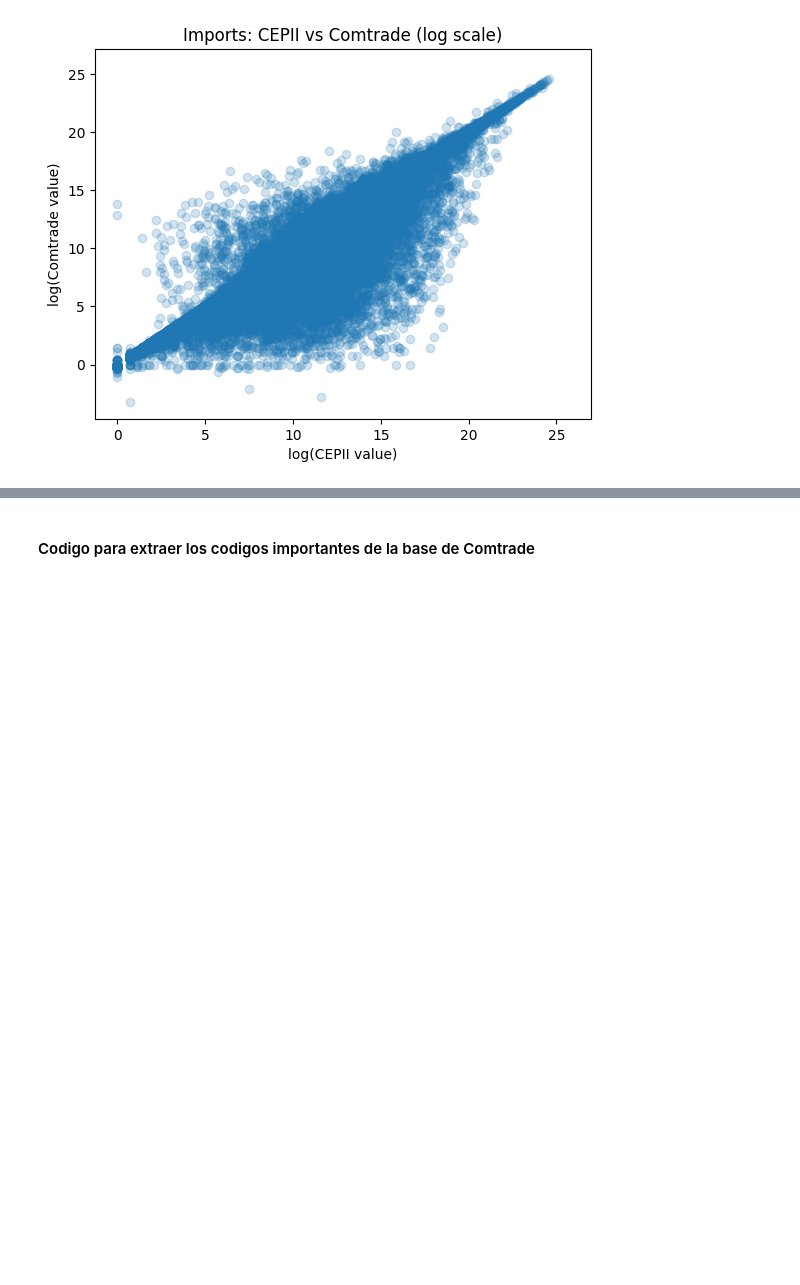
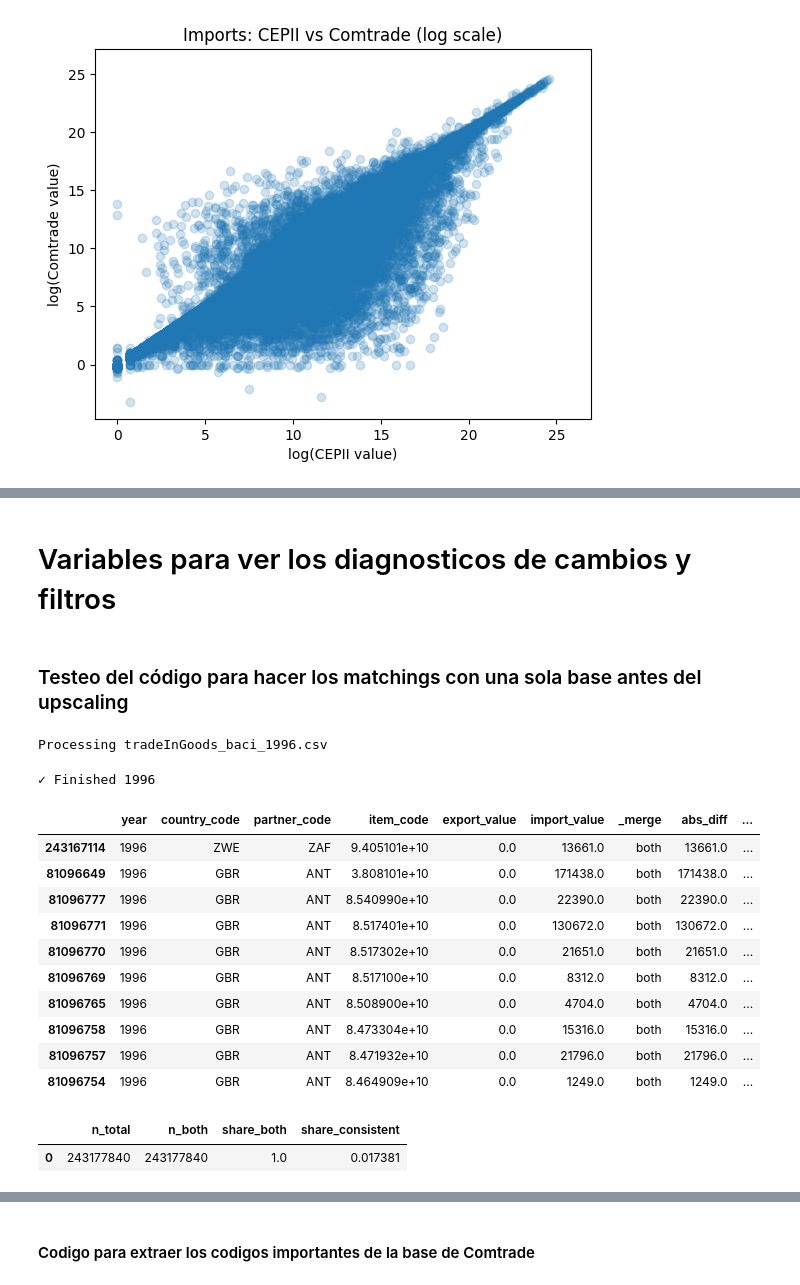
Before and after one commit to DavidAFG/Trade_Bid, a Jupyter notebook: two_digit_comp.ipynb, the cells around one changed output, grey strips where cells are left out. Drawn from its saved outputs; the diff is of its cells as text; code cells hidden in the pictures; blank space fills up the shorter version.

```diff
--- a/two_digit_comp.ipynb
+++ b/two_digit_comp.ipynb
@@ -628,0 +730,2 @@ plot_log_scatter(df_M_cmp, "Imports: CEPII vs Comtrade (log scale)")
+# %% [markdown]
+# Variables para ver los diagnosticos de cambios y filtros
@@ -628,0 +764,73 @@ plot_log_scatter(df_M_cmp, "Imports: CEPII vs Comtrade (log scale)")
+# %% [markdown]
+
+
+
+
+### Testeo del código para hacer los matchings con una sola base antes del upscaling
+# %%
+def process_one_file(file_path, target_year=None):
+    print(f"Processing {file_path.name}")
+
+    df_clean = clean_cepii_year(file_path)
+
+    if target_year is not None:
+        df_clean = df_clean[df_clean["year"] == target_year]
+
+        if df_clean.empty:
+            print(f"Skipping {file_path.name} (no data for {target_year})")
+            return
+
+    year = df_clean["year"].iloc[0]
+
+    # Save clean
+    df_clean.to_parquet(
+        CLEAN_DIR / f"cepii_clean_{year}.parquet",
+        index=False
+    )
+
+    # Mirror
+    df_mirror = build_mirror(df_clean)
+
+    df_mirror.to_parquet(
+        MIRROR_DIR / f"cepii_mirror_{year}.parquet",
+        index=False
+    )
+
+    print(f"✓ Finished {year}")
+
+process_one_file(RAW_DIR / "tradeInGoods_baci_1996.csv", target_year=1996)
+# %% [output]
+Processing tradeInGoods_baci_1996.csv
+✓ Finished 1996
+# %%
+MIRROR_DIR = Path('/Volumes/Toshi 1Tb/Trade/mirror_checks')
+
+df_mirror_96 = pd.read_parquet(
+    MIRROR_DIR / "cepii_mirror_1996.parquet",
+    engine="pyarrow"
+)
+
+df_mirror_96.shape
+df_mirror_96.head()
+df_mirror_96.dtypes
+
+df_mirror_96["_merge"].value_counts()
+df_mirror_96.sort_values("rel_diff", ascending=False).head(10)
+# %% [output]
+|  | year | country_code | partner_code | item_code | export_value | import_value | _merge | abs_diff | ... |
+| 243167114 | 1996 | ZWE | ZAF | 9.405101e+10 | 0.0 | 13661.0 | both | 13661.0 | ... |
+| 81096649 | 1996 | GBR | ANT | 3.808101e+10 | 0.0 | 171438.0 | both | 171438.0 | ... |
+| 81096777 | 1996 | GBR | ANT | 8.540990e+10 | 0.0 | 22390.0 | both | 22390.0 | ... |
+| 81096771 | 1996 | GBR | ANT | 8.517401e+10 | 0.0 | 130672.0 | both | 130672.0 | ... |
+| 81096770 | 1996 | GBR | ANT | 8.517302e+10 | 0.0 | 21651.0 | both | 21651.0 | ... |
+| 81096769 | 1996 | GBR | ANT | 8.517100e+10 | 0.0 | 8312.0 | both | 8312.0 | ... |
+| 81096765 | 1996 | GBR | ANT | 8.508900e+10 | 0.0 | 4704.0 | both | 4704.0 | ... |
+| 81096758 | 1996 | GBR | ANT | 8.473304e+10 | 0.0 | 15316.0 | both | 15316.0 | ... |
+| 81096757 | 1996 | GBR | ANT | 8.471932e+10 | 0.0 | 21796.0 | both | 21796.0 | ... |
+| 81096754 | 1996 | GBR | ANT | 8.464909e+10 | 0.0 | 1249.0 | both | 1249.0 | ... |
+# %%
+summary_96 = summarize_mirror(df_mirror_96, tol=0.05)
+summary_96
+# %% [output]
+|  | n_total | n_both | share_both | share_consistent |
+| 0 | 243177840 | 243177840 | 1.0 | 0.017381 |
```
Also changed, not shown: parts of 13 cells of this notebook, 2 other files.
